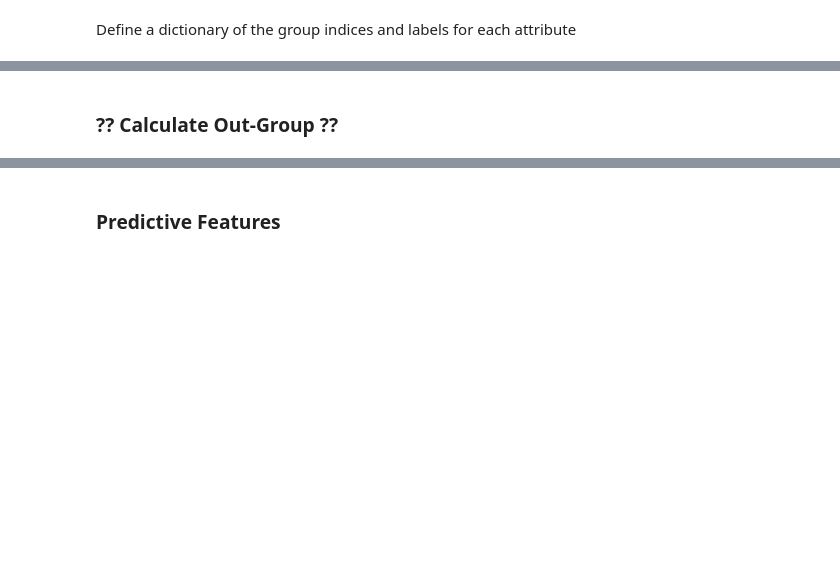
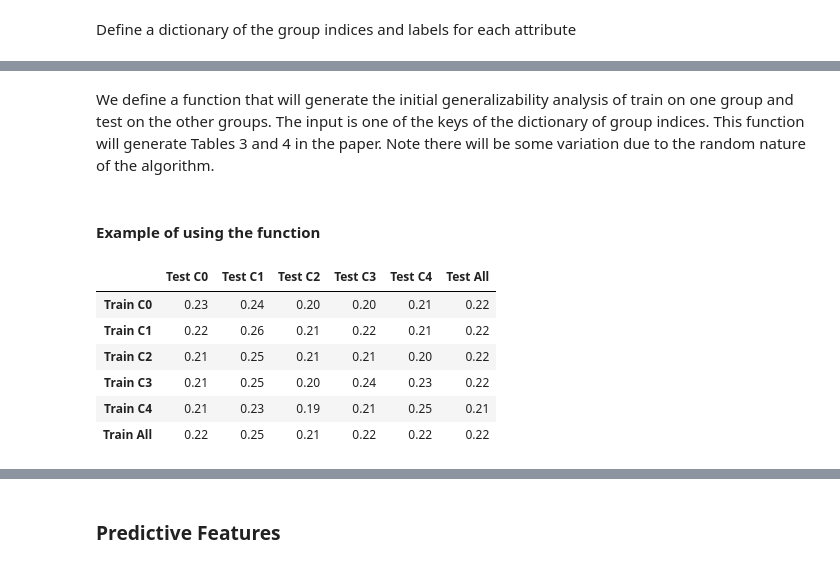
Before and after one commit to emotive-computing/Jensen-EDM-2019, a Jupyter notebook: EDM 2019 Results.ipynb, the cells around one changed output, grey strips where cells are left out. Saved outputs shown, nothing was run; the diff lists cells and outputs as text; code cells hidden in the pictures; blank space fills up the shorter version.

```diff
--- a/EDM 2019 Results.ipynb
+++ b/EDM 2019 Results.ipynb
@@ -651,2 +342,2 @@ array([0.05882728, 0.04844103])
-# %% [markdown]
-### ?? Calculate Out-Group ??
+# %% [markdown]
+We define a function that will generate the initial generalizability analysis of train on one group and test on the other groups. The input is one of the keys of the dictionary of group indices. This function will generate Tables 3 and 4 in the paper. Note there will be some variation due to the random nature of the algorithm.
@@ -652,0 +390,14 @@ array([0.05882728, 0.04844103])
+# %% [markdown]
+#### Example of using the function
+# %%
+scoresUsage = generalizability('usage')
+# %%
+scoresUsage['correlationP'].round(2)
+# %% [output]
+|  | Test C0 | Test C1 | Test C2 | Test C3 | Test C4 | Test All |
+| Train C0 | 0.23 | 0.24 | 0.20 | 0.20 | 0.21 | 0.22 |
+| Train C1 | 0.22 | 0.26 | 0.21 | 0.22 | 0.21 | 0.22 |
+| Train C2 | 0.21 | 0.25 | 0.21 | 0.21 | 0.20 | 0.22 |
+| Train C3 | 0.21 | 0.25 | 0.20 | 0.24 | 0.23 | 0.22 |
+| Train C4 | 0.21 | 0.23 | 0.19 | 0.21 | 0.25 | 0.21 |
+| Train All | 0.22 | 0.25 | 0.21 | 0.22 | 0.22 | 0.22 |
```
Also changed, not shown: parts of 87 cells of this notebook.
